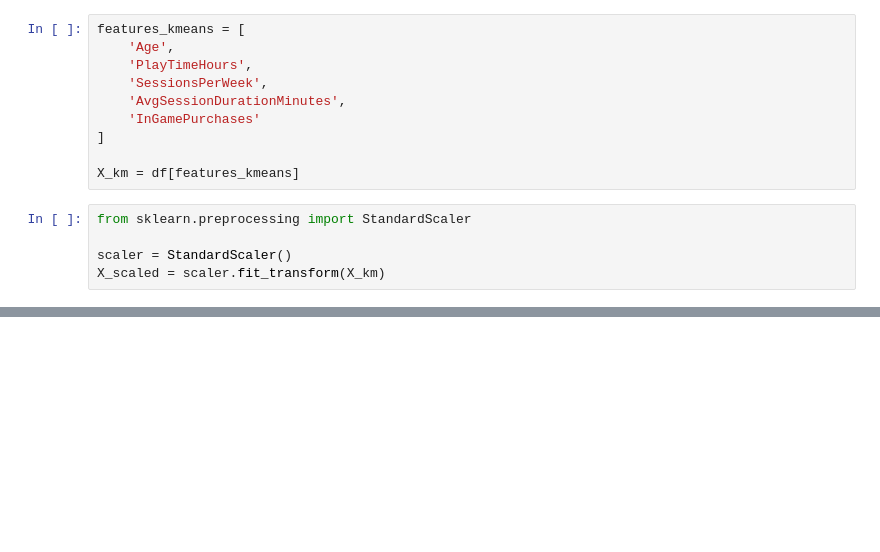
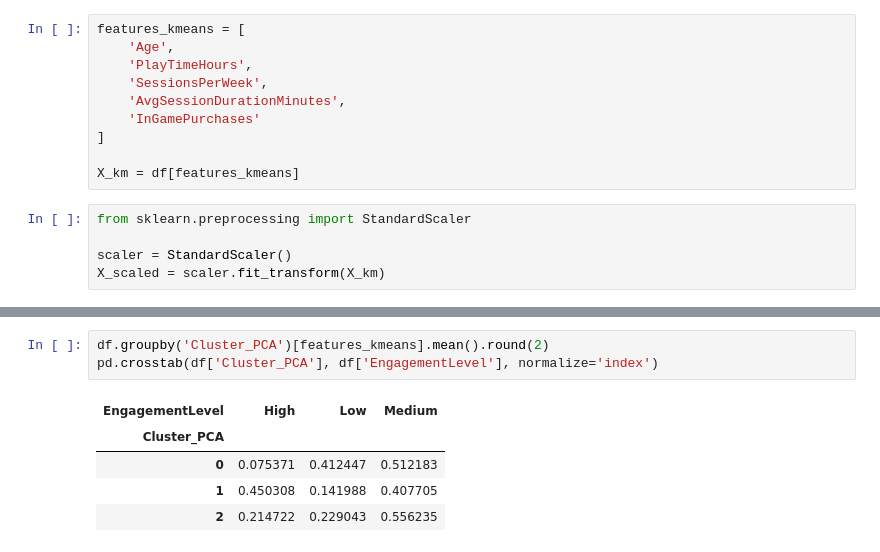
Before and after one commit to OmarDekGil/Bluetab_case, a Jupyter notebook: model/no supervisados/Kmeans-numericos.ipynb, the cells around one changed output, grey strips where cells are left out. Drawn from its saved outputs; the diff is of its cells as text; blank space fills up the shorter version.

Commit message:
Prueba utilizando kmeans y cluster de pca

```diff
--- a/model/no supervisados/Kmeans-numericos.ipynb
+++ b/model/no supervisados/Kmeans-numericos.ipynb
@@ -62,0 +180,9 @@ plt.show()
+# %%
+df.groupby('Cluster_PCA')[features_kmeans].mean().round(2)
+pd.crosstab(df['Cluster_PCA'], df['EngagementLevel'], normalize='index')
+# %% [output]
+| EngagementLevel | High | Low | Medium |
+| Cluster_PCA |  |  |  |
+| 0 | 0.075371 | 0.412447 | 0.512183 |
+| 1 | 0.450308 | 0.141988 | 0.407705 |
+| 2 | 0.214722 | 0.229043 | 0.556235 |
```
Also changed, not shown: parts of 6 cells of this notebook.
